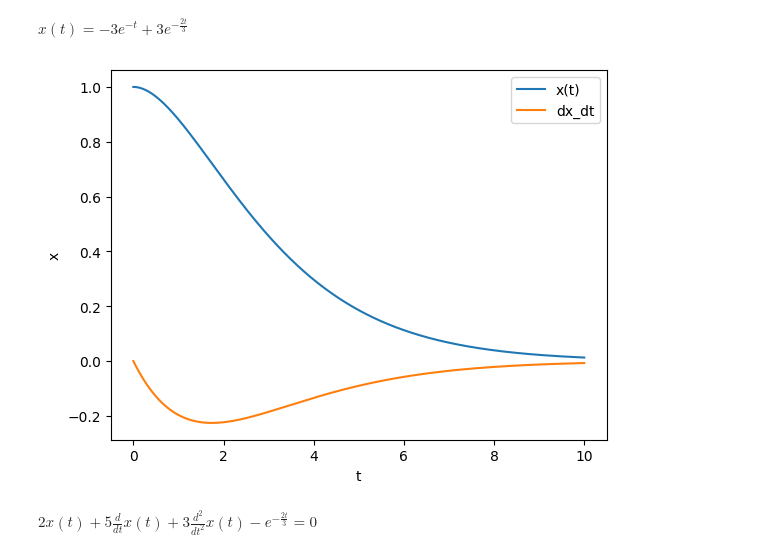
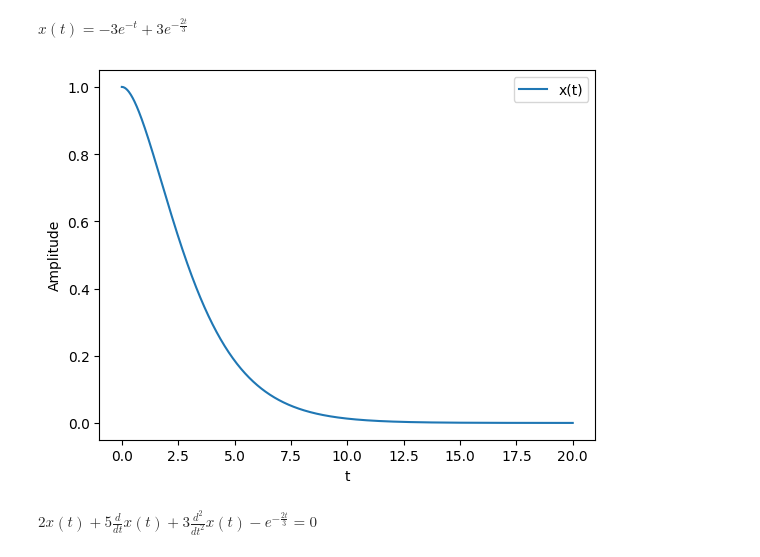
Before and after one commit to Gimgachad/Pyproj, a Jupyter notebook: Computational_project_1.ipynb, the cells around one changed output. Saved outputs shown, nothing was run; the diff lists cells and outputs as text; code cells hidden in the pictures.

```diff
--- a/Computational_project_1.ipynb
+++ b/Computational_project_1.ipynb
@@ -305,30 +305,30 @@ $\displaystyle x{\left(t \right)} = - 3 e^{- t} + 3 e^{- \frac{2 t}{3}}$
 # %%
 # (i) 3x" + 5x' + 2x = exp(-(2t/3)), x(0)=1, x'(0)=0
 #    Let x1 = x' so the equation becomes 3x1' + 5x1 + 2x - exp(-(2t/3)) = 0
 
 from ode_casilab import solve_rk4
 import numpy as np
 import matplotlib.pyplot as plt
 
 def ode_4_i(t, x):
     x, x1 = x # x1 = x'
     dx_dt = x1
     dx1_dt = -(5*x1 + 2*x - np.exp(-(2*t/3)))/3
     return np.array([dx_dt, dx1_dt])
 
-t = np.linspace(0,10,1000)
+t = np.linspace(0,20,1000)
 x0 = [1,0]
 
 sol = solve_rk4(ode_4_i, t, x0)
 
 plt.plot(t, sol[:,0], label = 'x(t)')
-plt.plot(t, sol[:,1], label = 'dx_dt')
+#plt.plot(t, sol[:,1], label = 'dx_dt')
 plt.xlabel('t')
-plt.ylabel('x')
+plt.ylabel('Amplitude')
 plt.legend()
 plt.show()
 # %% [output]
-[figure, old version]
+[figure, new version]
 # %%
 # Solution of ODE by Sympy
 # from __future__ import division
```
Also changed, not shown: parts of 30 cells of this notebook.
